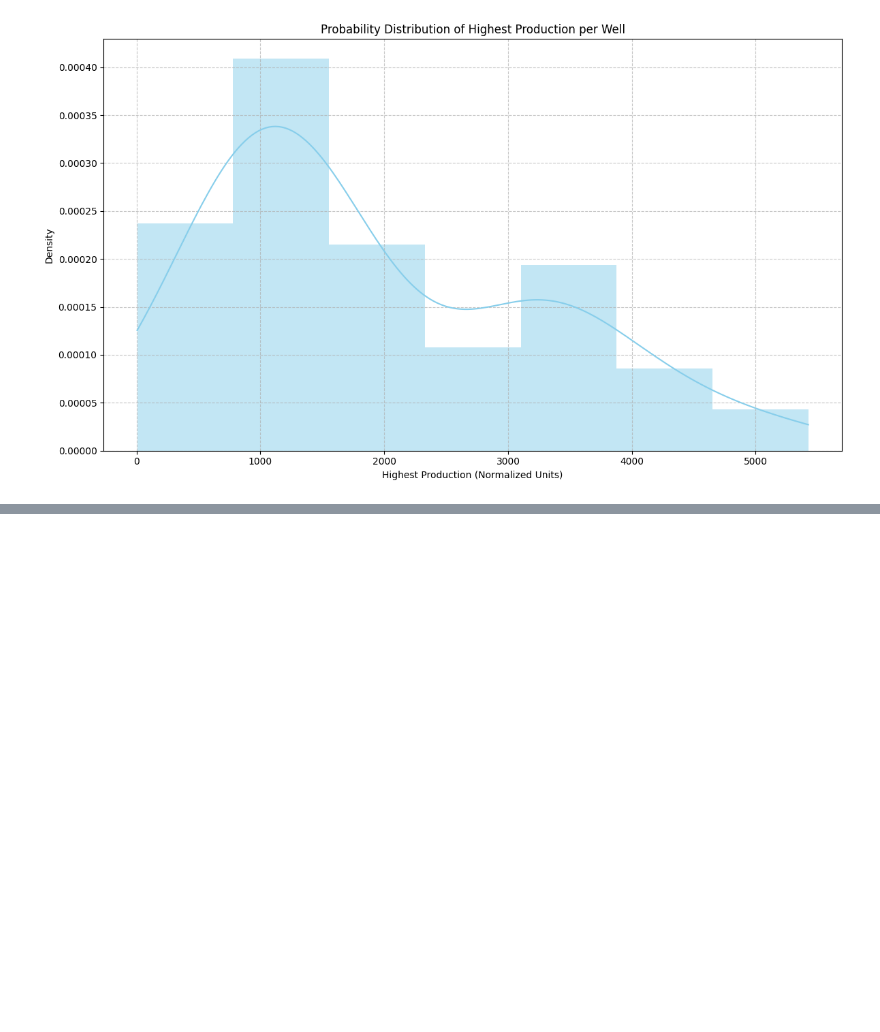
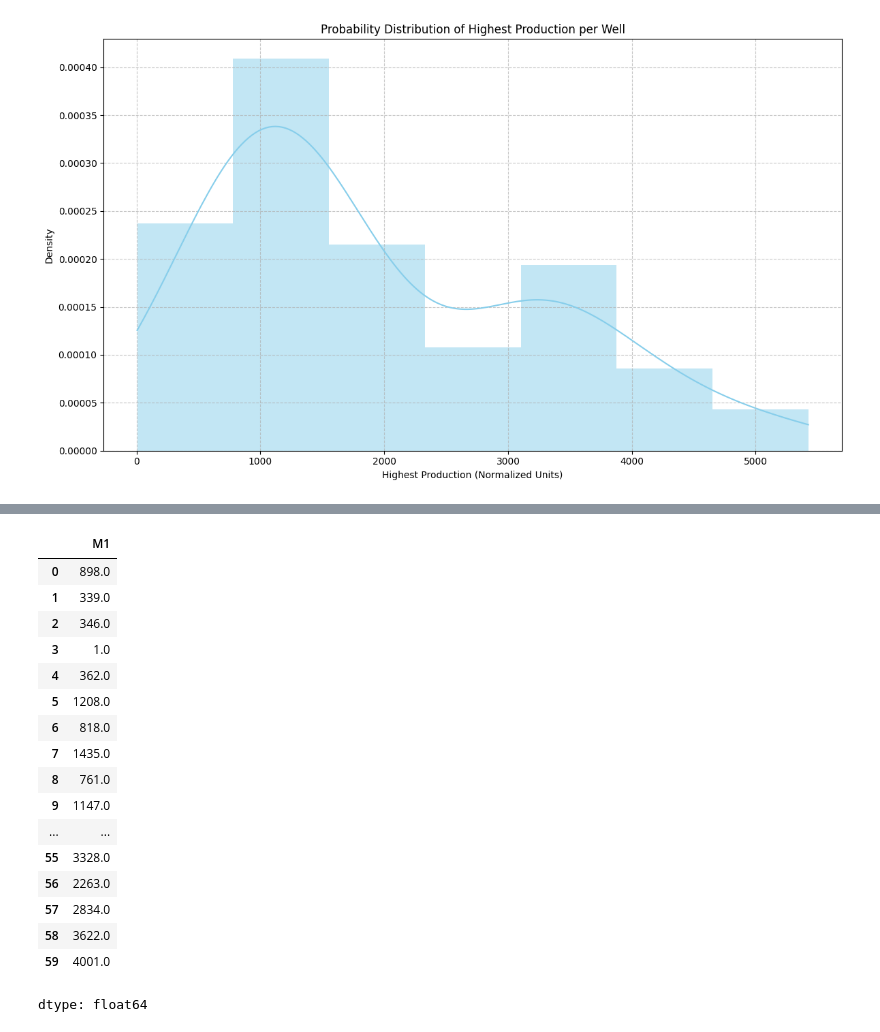
Before and after one commit to JozefSL/pyNotes, a Jupyter notebook: SVD/regional_NewWelldeclinecurveP1_Normalized.ipynb, the cells around one changed output, grey strips where cells are left out. Saved outputs shown, nothing was run; the diff lists cells and outputs as text; code cells hidden in the pictures; blank space fills up the shorter version.

```diff
--- a/SVD/regional_NewWelldeclinecurveP1_Normalized.ipynb
+++ b/SVD/regional_NewWelldeclinecurveP1_Normalized.ipynb
@@ -512,0 +621,21 @@ dtype: float64
+# %%
+m1_production_per_well
+# %% [output]
+|  | M1 |
+| 0 | 898.0 |
+| 1 | 339.0 |
+| 2 | 346.0 |
+| 3 | 1.0 |
+| 4 | 362.0 |
+| 5 | 1208.0 |
+| 6 | 818.0 |
+| 7 | 1435.0 |
+| 8 | 761.0 |
+| 9 | 1147.0 |
+| ... | ... |
+| 55 | 3328.0 |
+| 56 | 2263.0 |
+| 57 | 2834.0 |
+| 58 | 3622.0 |
+| 59 | 4001.0 |
+dtype: float64
```
Also changed, not shown: parts of 4 cells of this notebook.
